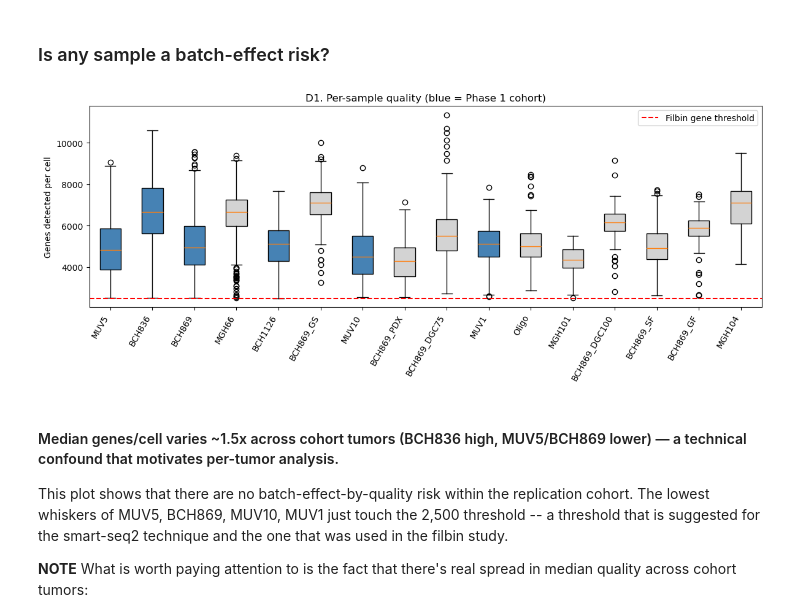
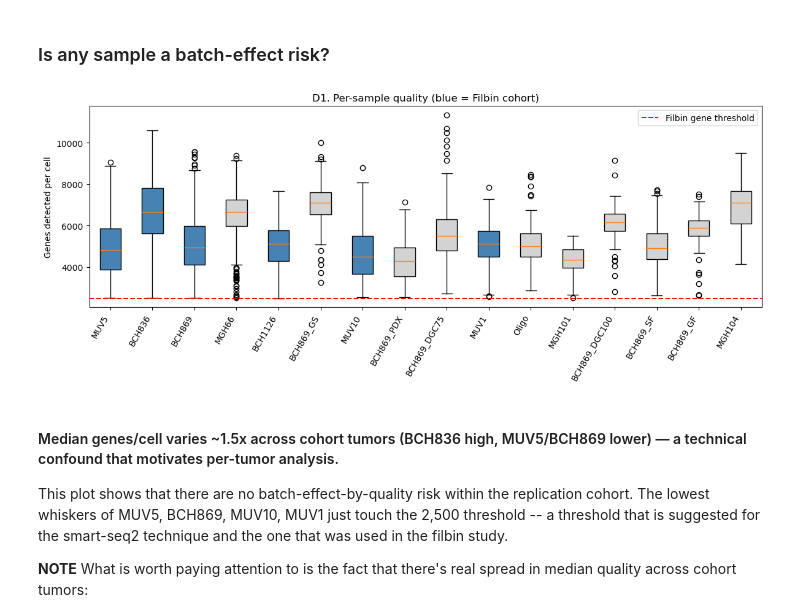
Before and after one commit to kianinsilico/masters_thesis, a Jupyter notebook: pyScript/step1_and_2.ipynb, the cells around one changed output. Saved outputs shown, nothing was run; the diff lists cells and outputs as text; code cells hidden in the pictures.

```diff
--- a/pyScript/step1_notebook.ipynb
+++ b/pyScript/step1_and_2.ipynb
@@ -8,6 +8,7 @@ import os
 import pandas as pd
 import numpy as np
 import scanpy as sc
+import gseapy as gp
 import matplotlib.pyplot as plt
 os.makedirs("figures/step1", exist_ok=True)
 
@@ -37,7 +38,7 @@ def parse_cell_name(name: str) -> dict:
     if len(parts) > 1 and parts[1] in model_suffixes:
         return {"sample": sample, "patient": patient, "source": "model", "model": parts[1]}
     else:
-        return {"sample": sample, "patient": patient, "source": "patient", "model": "NA"}
+        return {"sample": sample, "patient": patient, "source": "patient", "model": "primary_tumor"}
 
 data_path = "~/dmg/data/filbin/GSE102130_K27Mproject.RSEM.vh20170621.txt.gz"
 # %% [markdown]
@@ -434,24 +435,24 @@ A single bin sitting exactly on the 1,000,000 line, shows that every cell has es
 # %%
 # D1 — Per-sample quality
 
 fig, ax = plt.subplots(figsize=(12, 5))
 samples_ordered = meta["sample"].value_counts().index
 data = [genes_per_cell[meta["sample"] == s] for s in samples_ordered]
 bp = ax.boxplot(data, labels=samples_ordered, patch_artist=True)
 # color boxes: cohort vs excluded
 for patch, s in zip(bp["boxes"], samples_ordered):
     in_cohort = meta.loc[meta["sample"] == s, "in_paper_cohort"].any()
     patch.set_facecolor("steelblue" if in_cohort else "lightgrey")
 ax.axhline(2500, color="red", linestyle="--", label="Filbin gene threshold")
 ax.set_xticklabels(samples_ordered, rotation=60, ha="right")
 ax.set_ylabel("Genes detected per cell")
-ax.set_title("D1. Per-sample quality (blue = Phase 1 cohort)")
+ax.set_title("D1. Per-sample quality (blue = Filbin cohort)")
 ax.legend()
 plt.tight_layout()
 plt.savefig("figures/step1/D1_quality_per_sample.png", dpi=150, bbox_inches="tight")
 plt.show()
 # %% [output]
-[figure, old version]
+[figure, new version]
 # %% [markdown]
 #### Median genes/cell varies ~1.5x across cohort tumors (BCH836 high, MUV5/BCH869 lower) — a technical confound that motivates per-tumor analysis.
 This plot shows that there are no batch-effect-by-quality risk within the replication cohort. The lowest whiskers of MUV5, BCH869, MUV10, MUV1 just touch the 2,500 threshold -- a threshold that is suggested for the smart-seq2 technique and the one that was used in the filbin study.
```
Also changed, not shown: parts of 27 cells of this notebook.
